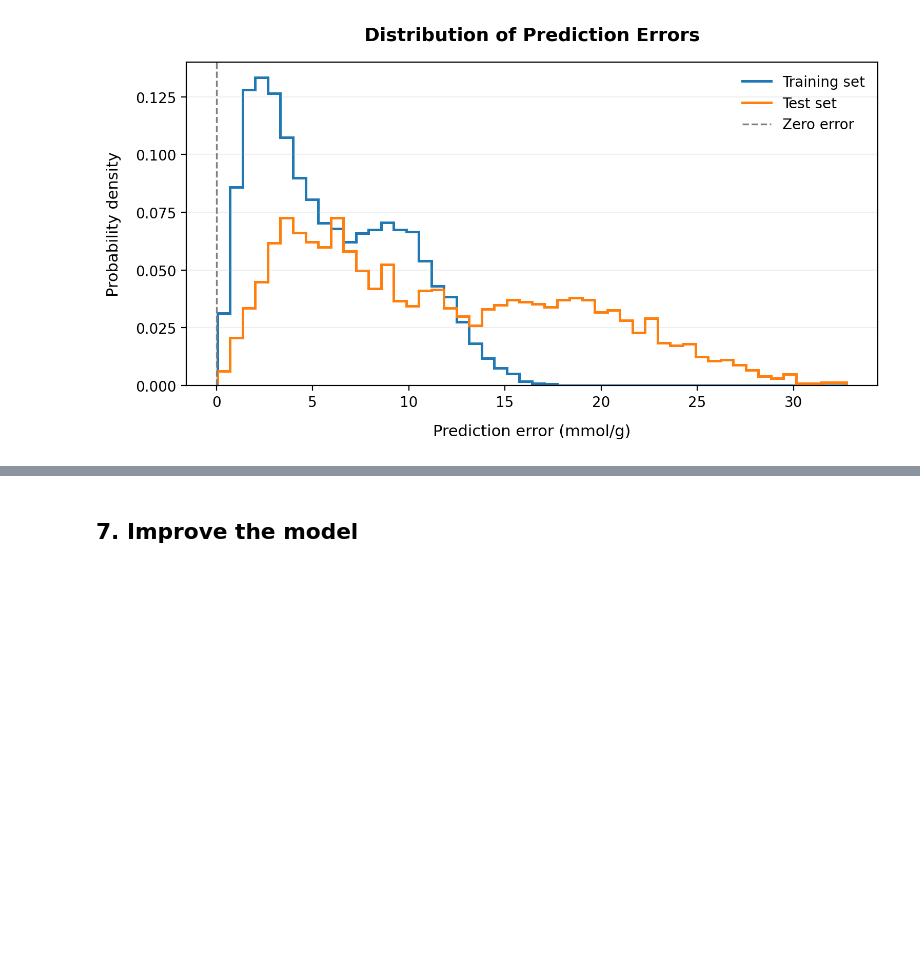
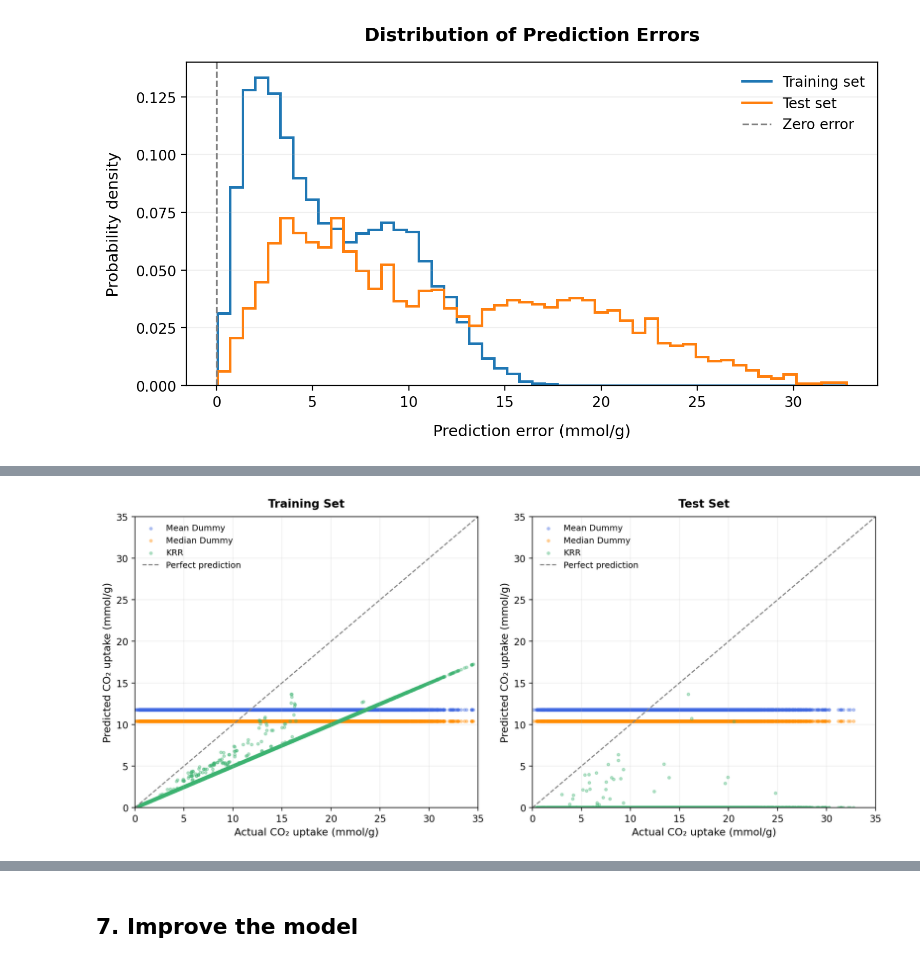
Before and after one commit to marouchkaheck/ml_project_ch315, a Jupyter notebook: groupL_block3_project.ipynb, the cells around one changed output, grey strips where cells are left out. Cells and saved outputs as stored; diff of their text form; code cells hidden in the pictures; blank space fills up the shorter version.

```diff
--- a/groupL_block3_project.ipynb
+++ b/groupL_block3_project.ipynb
@@ -1092,0 +1151,50 @@ plt.show()
+# %%
+X_train = df_train_stratified[FEATURES]
+X_test = df_test_stratified[FEATURES]
+
+y_train = df_train_stratified[TARGET].to_numpy()
+y_test = df_test_stratified[TARGET].to_numpy()
+
+y_pred_krr_train = krr.predict(X_train)
+y_pred_krr_test = krr.predict(X_test)
+
+y_pred_mean_train = dummyregressor_mean.predict(X_train)
+y_pred_mean_test = dummyregressor_mean.predict(X_test)
+
+y_pred_median_train = dummyregressor_median.predict(X_train)
+y_pred_median_test = dummyregressor_median.predict(X_test)
+
+fig, axes = plt.subplots(1, 2, figsize=(12, 5.5))
+
+axes[0].scatter(y_train, y_pred_mean_train, s=8, alpha=0.35, color="royalblue", label="Mean Dummy")
+axes[0].scatter(y_train, y_pred_median_train, s=8, alpha=0.35, color="darkorange", label="Median Dummy")
+axes[0].scatter(y_train, y_pred_krr_train, s=8, alpha=0.35, color="mediumseagreen", label="KRR")
+
+axes[0].plot([0, 35], [0, 35], color="gray", linestyle="--", linewidth=1.2, label="Perfect prediction")
+axes[0].set_xlim(0, 35)
+axes[0].set_ylim(0, 35)
+axes[0].set_title("Training Set", fontsize=12, fontweight="bold", pad=10)
+axes[0].set_xlabel("Actual CO₂ uptake (mmol/g)", fontsize=11)
+axes[0].set_ylabel("Predicted CO₂ uptake (mmol/g)", fontsize=11)
+axes[0].tick_params(axis="both", labelsize=10)
+axes[0].grid(alpha=0.2)
+axes[0].legend(frameon=False, fontsize=9, loc="upper left")
+
+axes[1].scatter(y_test, y_pred_mean_test, s=8, alpha=0.35, color="royalblue", label="Mean Dummy")
+axes[1].scatter(y_test, y_pred_median_test, s=8, alpha=0.35, color="darkorange", label="Median Dummy")
+axes[1].scatter(y_test, y_pred_krr_test, s=8, alpha=0.35, color="mediumseagreen", label="KRR")
+
+axes[1].plot([0, 35], [0, 35], color="gray", linestyle="--", linewidth=1.2, label="Perfect prediction")
+axes[1].set_xlim(0, 35)
+axes[1].set_ylim(0, 35)
+axes[1].set_title("Test Set", fontsize=12, fontweight="bold", pad=10)
+axes[1].set_xlabel("Actual CO₂ uptake (mmol/g)", fontsize=11)
+axes[1].set_ylabel("Predicted CO₂ uptake (mmol/g)", fontsize=11)
+axes[1].tick_params(axis="both", labelsize=10)
+axes[1].grid(alpha=0.2)
+axes[1].legend(frameon=False, fontsize=9, loc="upper left")
+
+plt.tight_layout()
+plt.show()
+# %% [output]
+[figure, added]
```
Also changed, not shown: parts of 44 cells of this notebook.
